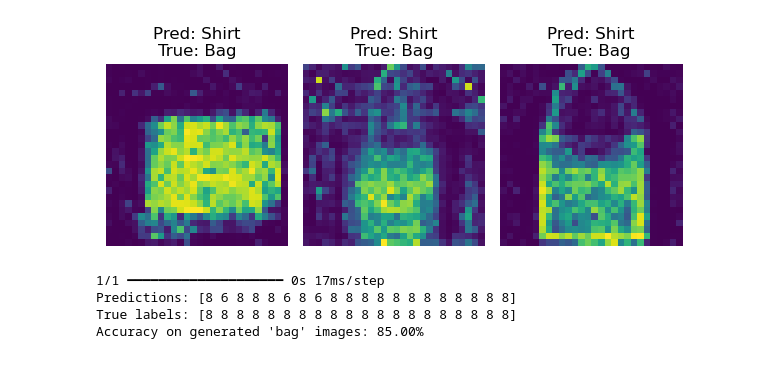
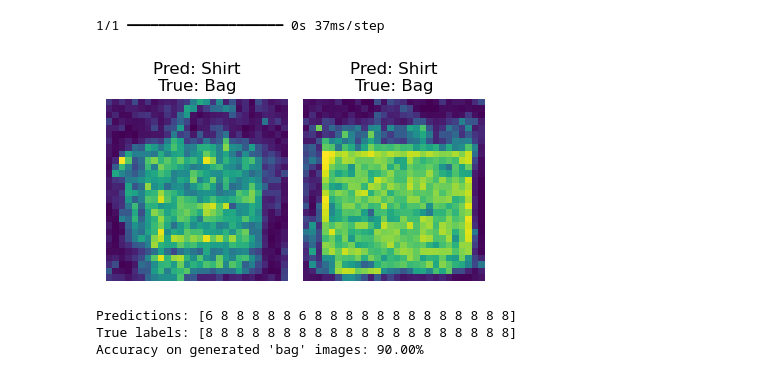
Before and after one commit to VladimirSmetana/LR_5, a Jupyter notebook: ASP.NN.09.GANMnist.ipynb, the cells around one changed output. Saved outputs shown, nothing was run; the diff lists cells and outputs as text; code cells hidden in the pictures.

```diff
--- a/ASP.NN.09.GANMnist.ipynb
+++ b/ASP.NN.09.GANMnist.ipynb
@@ -125,5 +124,5 @@ BokehModel(combine_events=True, render_bundle={'docs_json': {'eb465989-a6b5-4033
 # %%
-epochs = 300
+epochs = 400
 for epoch in range(epochs):
 
     for image_batch in train_dataset:
@@ -163,39 +162,32 @@ y_pred = np.argmax(pred_probs, axis=1)
 # %%
 import matplotlib.pyplot as plt
-# %%
-incorrect_indices = np.where(y_pred != 8)[0]
-
-plt.figure(figsize=(10, 10))
-for i, idx in enumerate(incorrect_indices[:20]):  # Показываем первые 20 неправильных предсказаний
-    plt.subplot(4, 5, i + 1)
-    plt.imshow((generated_images_X[idx] + 1) / 2)
-    plt.axis('off')
-    plt.title(f"Pred: {Labels[y_pred[idx]]}\nTrue: {Labels[8]}")
-
-plt.tight_layout()
-plt.show()
-# %% [output]
-[figure, removed]
 # %%
-# Преобразуем из [-1,1] в [0,1] для классификатора
 generated_images_for_pred = (generated_images_X + 1) / 2
-
-# Предсказания
 pred_probs = model.predict(generated_images_for_pred)
 y_pred = np.argmax(pred_probs, axis=1)
 
-# Истинные метки
 y_true = np.full(shape=(num_images,), fill_value=8)
 
-# Выводим предсказания и истинные метки
+incorrect_indices = np.where(y_pred != 8)[0]
+Labels = ['T-shirt/top', 'Trouser', 'Pullover', 'Dress', 'Coat', 'Sandal', 'Shirt', 'Sneaker', 'Bag', 'Ankle boot']
+plt.figure(figsize=(10, 10))
+for i, idx in enumerate(incorrect_indices[:20]):
+    plt.subplot(4, 5, i + 1)
+    plt.imshow((generated_images_for_pred[idx] + 1) / 2)
+    plt.axis('off')
+    plt.title(f"Pred: {Labels[y_pred[idx]]}\nTrue: {Labels[8]}")
+
+plt.tight_layout()
+plt.show()
+
 print("Predictions:", y_pred)
 print("True labels:", y_true)
 
-# Вычисляем точность
 accuracy = np.mean(y_pred == y_true)
 print(f"Accuracy on generated 'bag' images: {accuracy * 100:.2f}%")
 # %% [output]
-1/1 ━━━━━━━━━━━━━━━━━━━━ 0s 17ms/step
-Predictions: [8 6 8 8 8 6 8 6 8 8 8 8 8 8 8 8 8 8 8 8]
-True labels: [8 8 8 8 8 8 8 8 8 8 8 8 8 8 8 8 8 8 8 8]
-Accuracy on generated 'bag' images: 85.00%
+1/1 ━━━━━━━━━━━━━━━━━━━━ 0s 37ms/step
+[figure, added]
+Predictions: [6 8 8 8 8 8 6 8 8 8 8 8 8 8 8 8 8 8 8 8]
+True labels: [8 8 8 8 8 8 8 8 8 8 8 8 8 8 8 8 8 8 8 8]
+Accuracy on generated 'bag' images: 90.00%
```
Also changed, not shown: parts of 4 cells of this notebook.
